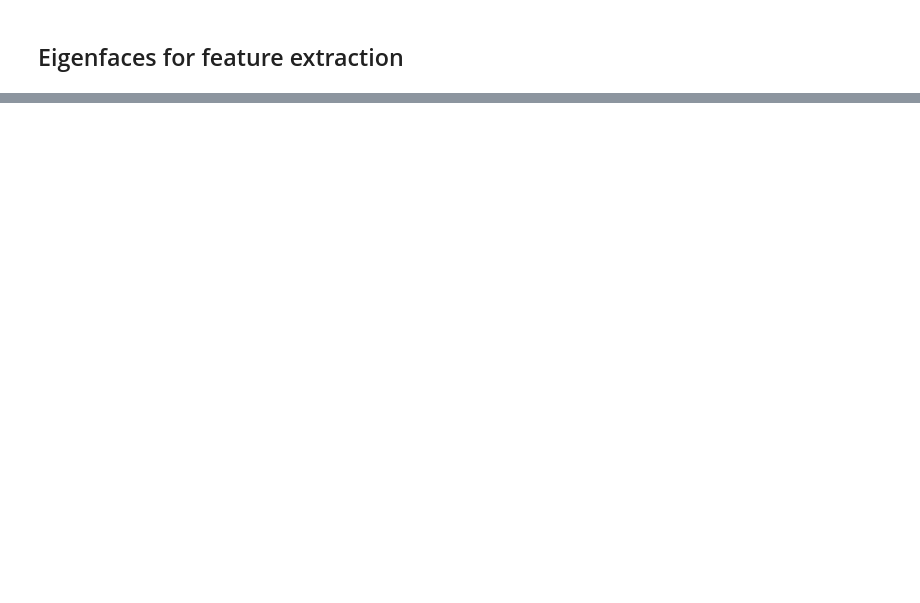
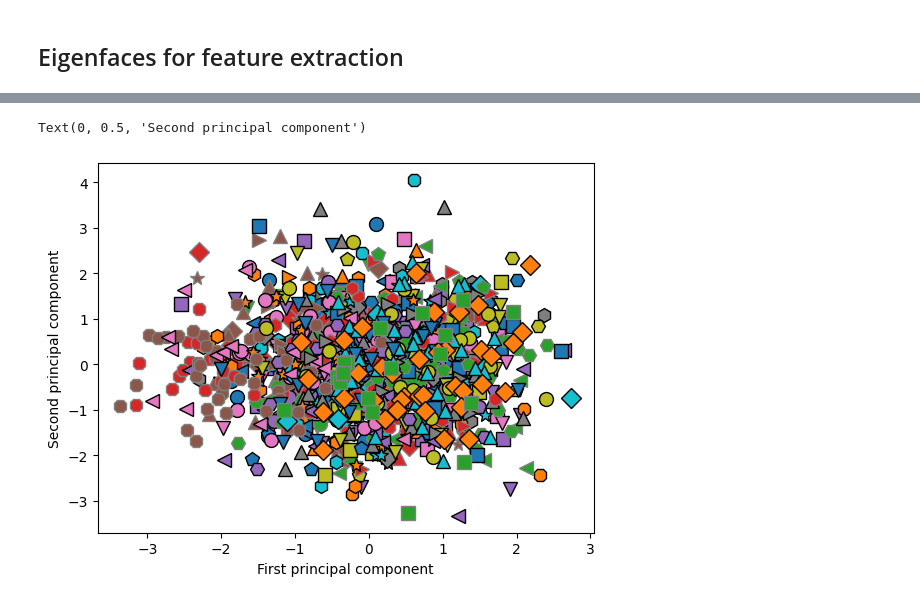
Before and after one commit to PavithraGanapathi/Internship-repo, a Jupyter notebook: Machine Learning/Chapter-3 Unsupervised Learning.ipynb, the cells around one changed output, grey strips where cells are left out. Cells and saved outputs as stored; diff of their text form; code cells hidden in the pictures; blank space fills up the shorter version.

```diff
--- a/Machine Learning/Chapter-3 Unsupervised Learning.ipynb
+++ b/Machine Learning/Chapter-3 Unsupervised Learning.ipynb
@@ -219,0 +373,7 @@ for i, (count, name) in enumerate(zip(counts, people.target_names)):
+# %%
+mglearn.discrete_scatter(X_train_pca[:, 0], X_train_pca[:, 1], y_train)
+plt.xlabel("First principal component")
+plt.ylabel("Second principal component")
+# %% [output]
+Text(0, 0.5, 'Second principal component')
+[figure, added]
```
Also changed, not shown: parts of 44 cells of this notebook.
